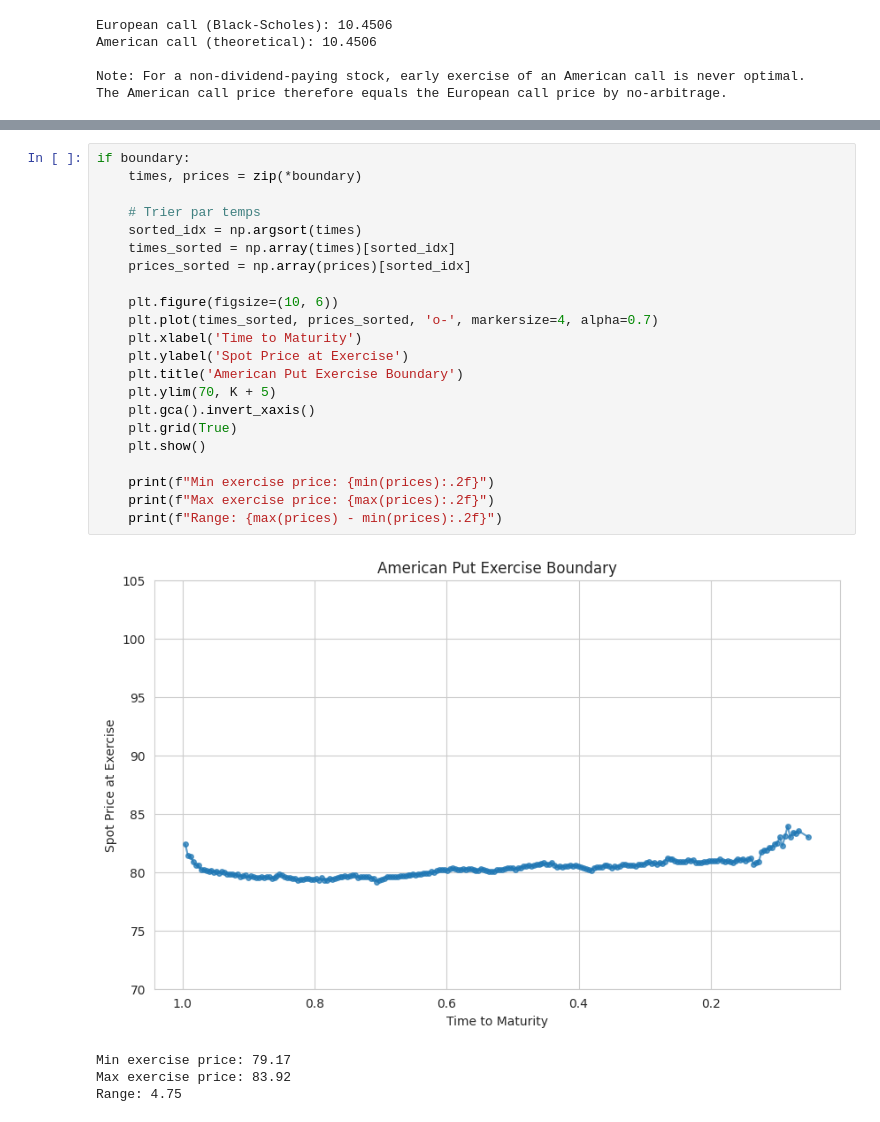
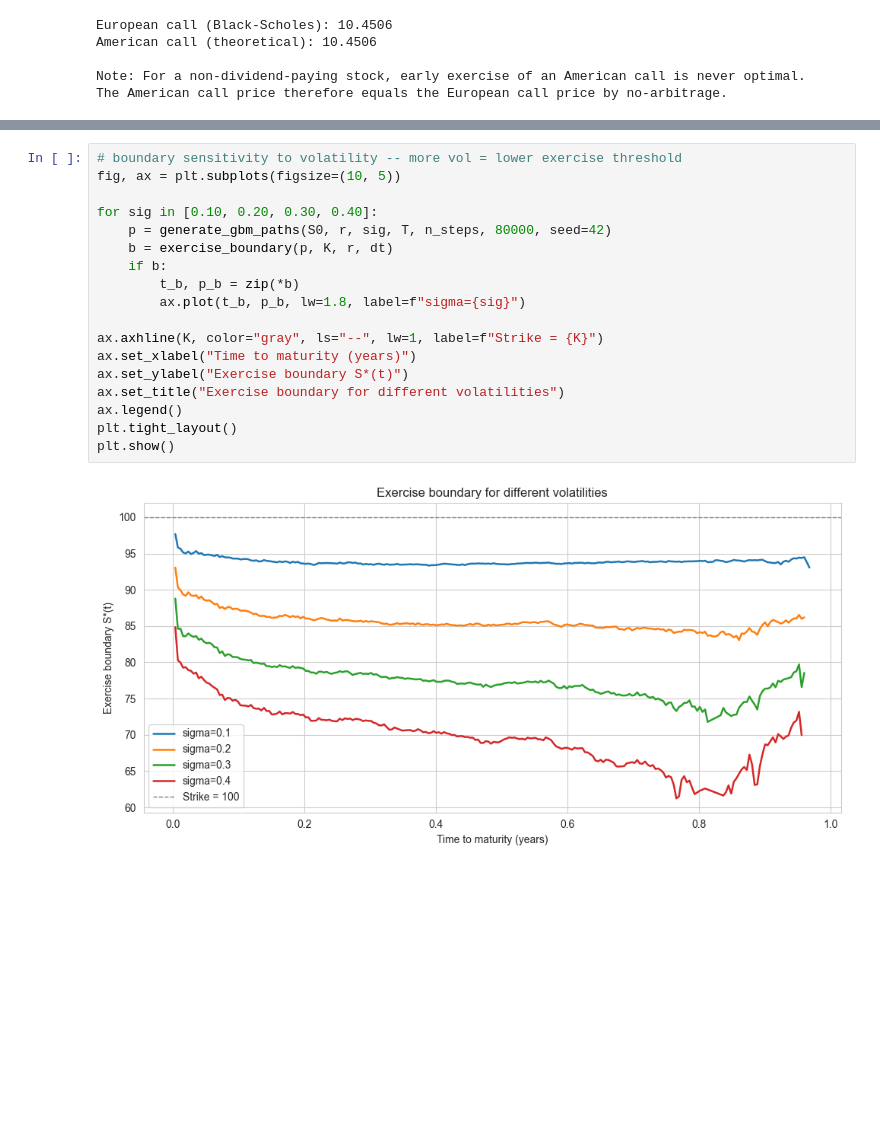
Before and after one commit to Alexandre-Reyob/option-pricing-models, a Jupyter notebook: notebooks/03_american_options.ipynb, the cells around one changed output, grey strips where cells are left out. Saved outputs shown, nothing was run; the diff lists cells and outputs as text; blank space fills up the shorter version.

```diff
--- a/notebooks/03_american_options.ipynb
+++ b/notebooks/03_american_options.ipynb
@@ -156,27 +124,20 @@ if boundary:
-# %%
-if boundary:
-    times, prices = zip(*boundary)
-
-    # Trier par temps
-    sorted_idx = np.argsort(times)
-    times_sorted = np.array(times)[sorted_idx]
-    prices_sorted = np.array(prices)[sorted_idx]
-
-    plt.figure(figsize=(10, 6))
-    plt.plot(times_sorted, prices_sorted, 'o-', markersize=4, alpha=0.7)
-    plt.xlabel('Time to Maturity')
-    plt.ylabel('Spot Price at Exercise')
-    plt.title('American Put Exercise Boundary')
-    plt.ylim(70, K + 5)
-    plt.gca().invert_xaxis()
-    plt.grid(True)
-    plt.show()
-
-    print(f"Min exercise price: {min(prices):.2f}")
-    print(f"Max exercise price: {max(prices):.2f}")
-    print(f"Range: {max(prices) - min(prices):.2f}")
-# %% [output]
-[figure, removed]
-Min exercise price: 79.17
-Max exercise price: 83.92
-Range: 4.75
+# %%
+# boundary sensitivity to volatility -- more vol = lower exercise threshold
+fig, ax = plt.subplots(figsize=(10, 5))
+
+for sig in [0.10, 0.20, 0.30, 0.40]:
+    p = generate_gbm_paths(S0, r, sig, T, n_steps, 80000, seed=42)
+    b = exercise_boundary(p, K, r, dt)
+    if b:
+        t_b, p_b = zip(*b)
+        ax.plot(t_b, p_b, lw=1.8, label=f"sigma={sig}")
+
+ax.axhline(K, color="gray", ls="--", lw=1, label=f"Strike = {K}")
+ax.set_xlabel("Time to maturity (years)")
+ax.set_ylabel("Exercise boundary S*(t)")
+ax.set_title("Exercise boundary for different volatilities")
+ax.legend()
+plt.tight_layout()
+plt.show()
+# %% [output]
+[figure, added]
```
Also changed, not shown: parts of 11 cells of this notebook, 10 other files.
